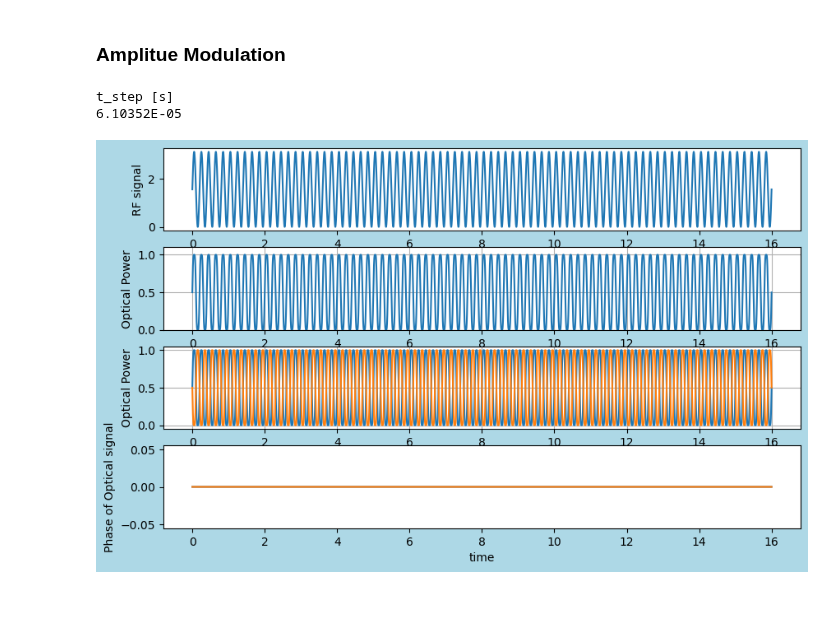
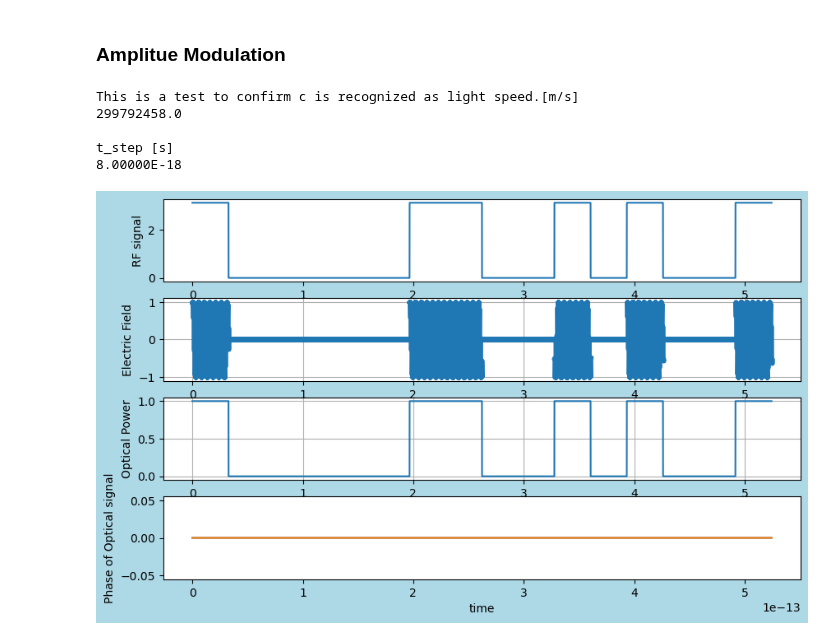
Before and after one commit to tacticstactics/Optical-pulse-broadening, a Jupyter notebook: pulse_broadening_in_optical_filter_main.ipynb, the cells around one changed output. Drawn from its saved outputs; the diff is of its cells as text; code cells hidden in the pictures; blank space fills up the shorter version.

```diff
--- a/pulse_broadening_in_optical_filter_main.ipynb
+++ b/pulse_broadening_in_optical_filter_main.ipynb
@@ -6,11 +6,20 @@ import matplotlib.pyplot as plt
 from scipy.fft import fft, fftfreq
 from scipy.constants import c
 import cmath
+
+from scipy.signal import butter, lfilter, freqz
+from scipy.fftpack import fft, fftshift
+
 import mach_zender_interferometer_time_def
 from prbs_def import prbs_1, prbs_2
 
-samplerate = 2 **18 # Number of Points
-t_step = 1/ (2**14) #[s]
+
+samplerate = 2 **16 # Number of Points
+t_step = 8e-18 #[s]
+
+print("This is a test to confirm c is recognized as light speed.[m/s]")
+print(c)
+print('')
 
 print("t_step [s]")
 print(f'{t_step:.5E}')
@@ -19,21 +28,24 @@ print('')
 tcol = np.linspace(0.0, t_step * samplerate, samplerate, endpoint=False)
 
 wl1 = 1550e-9
-wl2 = 1555e-9
+wl2 = 1550e-9
 
 # If wl1 and wl2 are equal, homodyne. If not, heterodyne.
 
 lightfreq1 = c / wl1
 lightfreq2 = c / wl2
 
-amp_c = 0.5*np.pi
-freq_am = 5
-md = 1 # modulation depth. 1 = 100 %
-dc_offset = 0.5*np.pi # DC offset
+signalcol = np.zeros(samplerate)
 
-#rfsignalcol = prbs_1(samplerate, a1_range = [0,1], b1_range = [10, 50])
-rfsignalcol = np.zeros(samplerate)
-rfsignalcol = prbs_2(samplerate, numberofpointspersymbol = 2 ** 6)
+#amp_c = 0.5*np.pi
+#freq_am = 10e12
+#md = 1 # modulation depth. 1 = 100 %
+#dc_offset = 0.5*np.pi # DC offset
+#signalcol = prbs_1(samplerate, a1_range = [0,1], b1_range = [10, 50])
+#signalcol = amp_c * np.sin(2 * np.pi * freq_am * tcol) + dc_offset
+
+signalcol =prbs_2(samplerate, numberofpointspersymbol = 16) + 0.5*np.pi
+
 
 #Ein1 = np.array([[0.707+0.707j],[-0.707-0.707j]])
 Ein1 = np.array([[0.707+0.707j],[0-0j]])
@@ -50,8 +62,16 @@ PT1 = 0.5 # PT: Power Transmission of first beam splitter
 PT2 = 0.5 # PT: Power Transmission of second beam splitter
 
 
+opl1 = 2*np.pi * lightfreq1 * tcol # phase of local oscillator [rad]
 
-signalcol = amp_c * np.sin(2 * np.pi * freq_am * tcol) + dc_offset
+
+opl2 = 2*np.pi * lightfreq2 * tcol + signalcol # Phase of Modulated Light [rad]
+
+
+
+
+Port1_1_EFcol = np.zeros(samplerate, dtype=complex)
+Port1_2_EFcol = np.zeros(samplerate, dtype=complex)
 
 P1_powercol = np.zeros(samplerate)
 P1_phasecol = np.zeros(samplerate)
@@ -62,7 +82,8 @@ P2_phasecol = np.zeros(samplerate)
 for ii in range(samplerate):
 
     t = tcol[ii]
-    signal = signalcol[ii]
+    phase1 = opl1[ii]
+    phase2 = opl2[ii]
 
     Eout1 = mach_zender_interferometer_time_def.propagate1(oplcommon1, oplcommon2, Ein1)
     Ein2 = Eout1
@@ -71,7 +92,7 @@ for ii in range(samplerate):
     # Beam enter first beam splitter (or Fiber Coupler)
     Ein3 = Eout2
 
-    Eout3 = mach_zender_interferometer_time_def.propagate1(opl1, opl2+signal, Ein3)
+    Eout3 = mach_zender_interferometer_time_def.propagate1(phase1, phase2, Ein3)
     # Each path experience different path length
     Ein4 = Eout3
 
@@ -83,6 +104,8 @@ for ii in range(samplerate):
     Ein6 = Eout5
 
     Eout_port1 = Ein6[0,0]
+    Port1_1_EFcol[ii] = Eout_port1
+
     power_11 = (np.abs(Eout_port1))**2 # Optical power is calculated as square of absolute electric field strength
     P1_powercol[ii] = power_11
 
@@ -99,36 +122,41 @@ for ii in range(samplerate):
 
 
 
 fig = plt.figure(figsize = (10,6), facecolor='lightblue')
 
 ax1 = fig.add_subplot(4, 1, 1)
 ax2 = fig.add_subplot(4, 1, 2)
 ax3 = fig.add_subplot(4, 1, 3)
 ax4 = fig.add_subplot(4, 1, 4)
 
 ax1.plot(tcol,signalcol)
 ax1.set_ylabel("RF signal")
 #ax1.set_ylim(-3,3)
 
-ax2.plot(tcol,np.real(P1_powercol))
+#2 Electric Field
+ax2.plot(tcol,np.real(Port1_1_EFcol),'.-')
 
-ax2.set_ylabel("Optical Power")
-ax2.set_ylim(0,1.1)
+ax2.set_ylabel("Electric Field")
+#ax2.set_ylim(0,1.1)
 ax2.grid()
 
-ax3.plot(tcol,P1_powercol,tcol,P2_powercol)
+# Power
+ax3.plot(tcol,P1_powercol)
 ax3.set_ylabel("Optical Power")
 
 
 #ax3.set_ylim(-2,2)
 ax3.grid()
 
 ax4.plot(tcol,P1_phasecol,tcol,P2_phasecol)
 ax4.set_xlabel("time")
 ax4.set_ylabel("Phase of Optical signal")
 
 plt.show()
 # %% [output]
+This is a test to confirm c is recognized as light speed.[m/s]
+299792458.0
+
 t_step [s]
-6.10352E-05
+8.00000E-18
-[figure, old version]
+[figure, new version]
```
